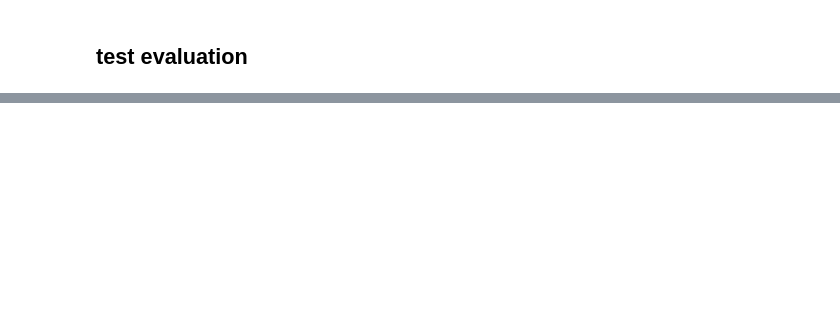
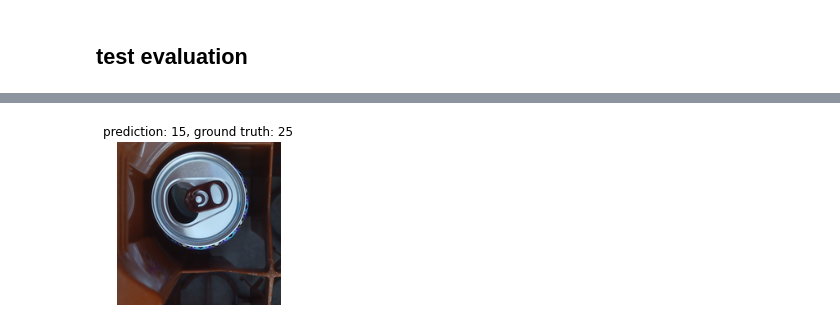
Before and after one commit to marcinstopyra/pfand_clf, a Jupyter notebook: pfand_clf.ipynb, the cells around one changed output, grey strips where cells are left out. Cells and saved outputs as stored; diff of their text form; code cells hidden in the pictures; blank space fills up the shorter version.

```diff
--- a/pfand_clf.ipynb
+++ b/pfand_clf.ipynb
@@ -253,0 +504,20 @@ Test accuracy: 0.934
+# %%
+def displayMispredictions(X, y, y_pred):
+    """TODO
+    """
+    mispredictions_ids = []
+    for i in range(len(y)):
+        if y[i] != y_pred[i]:
+            mispredictions_ids.append(i)
+
+    nb_of_mispredictions = len(mispredictions_ids)
+    plt.figure(figsize=(10, 3*nb_of_mispredictions))
+    for i in range(nb_of_mispredictions):
+        ax = plt.subplot(nb_of_mispredictions, 1, i + 1)
+        ax.set_title(f"prediction: {y_pred[mispredictions_ids[i]]}, ground truth: {y[mispredictions_ids[i]]}")
+        plt.imshow(X[mispredictions_ids[i]])
+        plt.axis("off")
+# %%
+displayMispredictions(X_test, y_test_cat, y_pred_cat)
+# %% [output]
+[figure, added]
```
Also changed, not shown: parts of 41 cells of this notebook.
